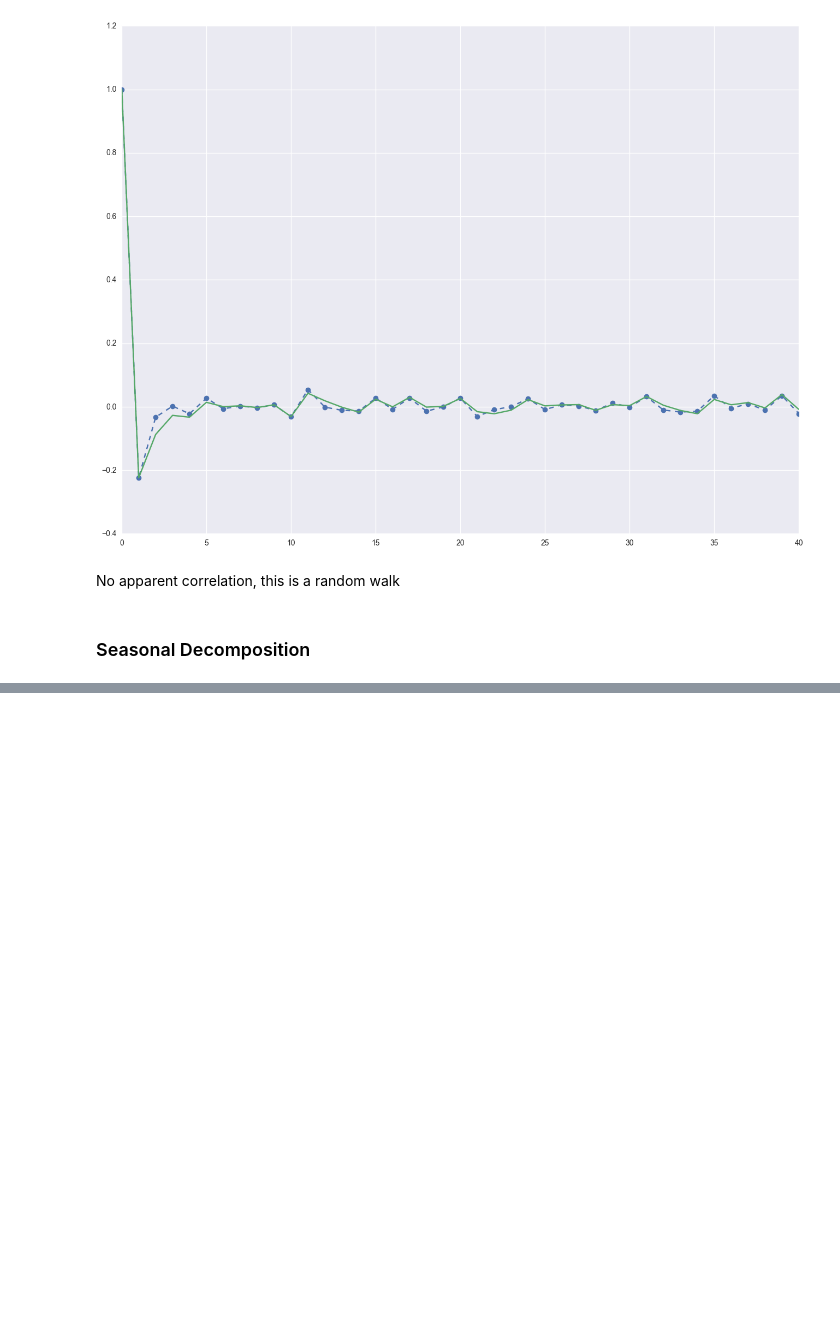
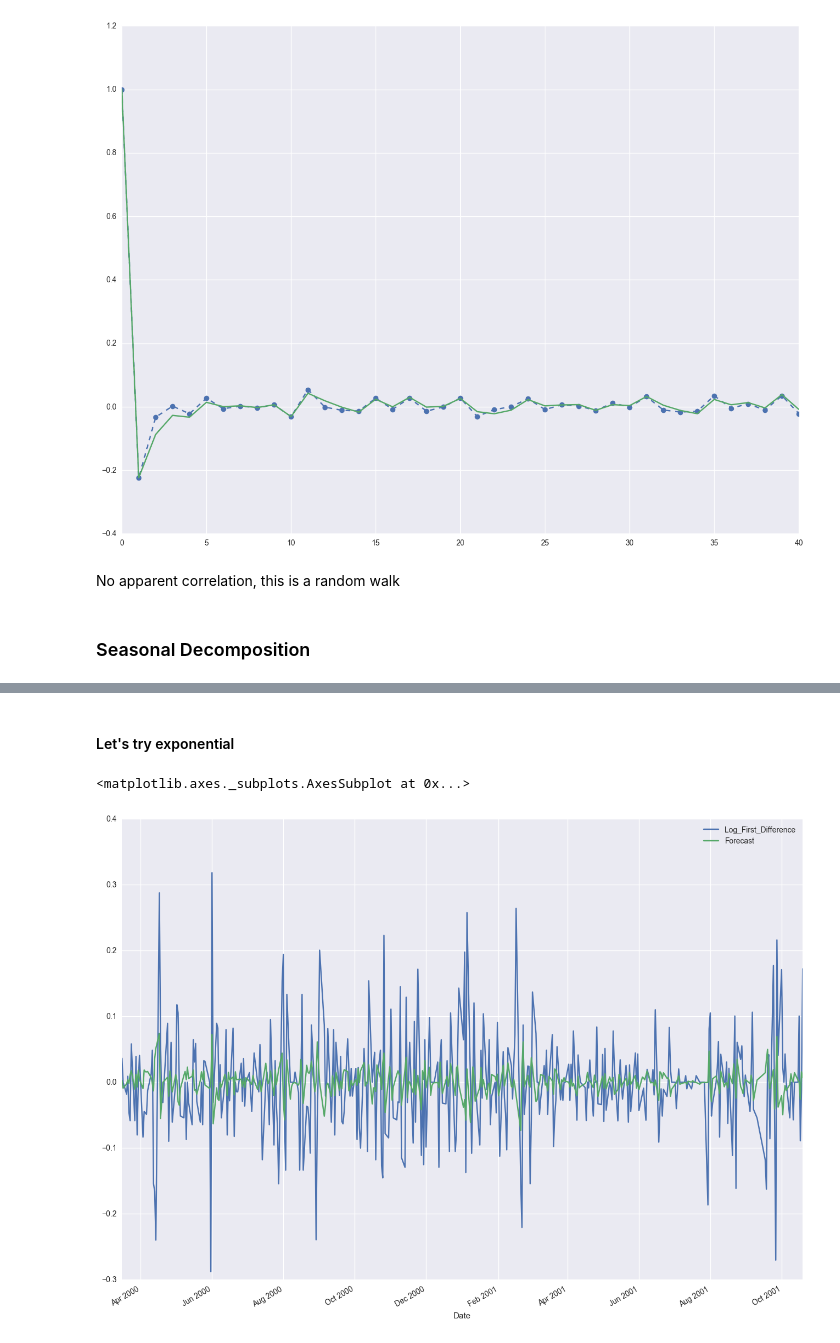
Before and after one commit to nachiketmparanjape/Real_Time_Stock_Market_Analysis, a Jupyter notebook: Detailed Analysis of [INSERT COMPALY NAME]'s stocks.ipynb, the cells around one changed output, grey strips where cells are left out. Drawn from its saved outputs; the diff is of its cells as text; code cells hidden in the pictures; blank space fills up the shorter version.

```diff
--- a/Detailed Analysis of [INSERT COMPALY NAME]'s stocks.ipynb
+++ b/Detailed Analysis of [INSERT COMPALY NAME]'s stocks.ipynb
@@ -142,0 +163,10 @@ fig = decomposition.plot()
+# %% [markdown]
+#### Let's try exponential
+# %%
+model = sm.tsa.ARIMA(stocks_df['Natural_Log'].iloc[1:], order=(0, 1, 1))
+results = model.fit(disp=-1)
+stocks_df['Forecast'] = results.fittedvalues
+stocks_df[['Log_First_Difference','Forecast']].iloc[1200:1600,:].plot(figsize=(16,12))
+# %% [output]
+<matplotlib.axes._subplots.AxesSubplot at 0x...>
+[figure, added]
```
Also changed, not shown: parts of 5 cells of this notebook.
